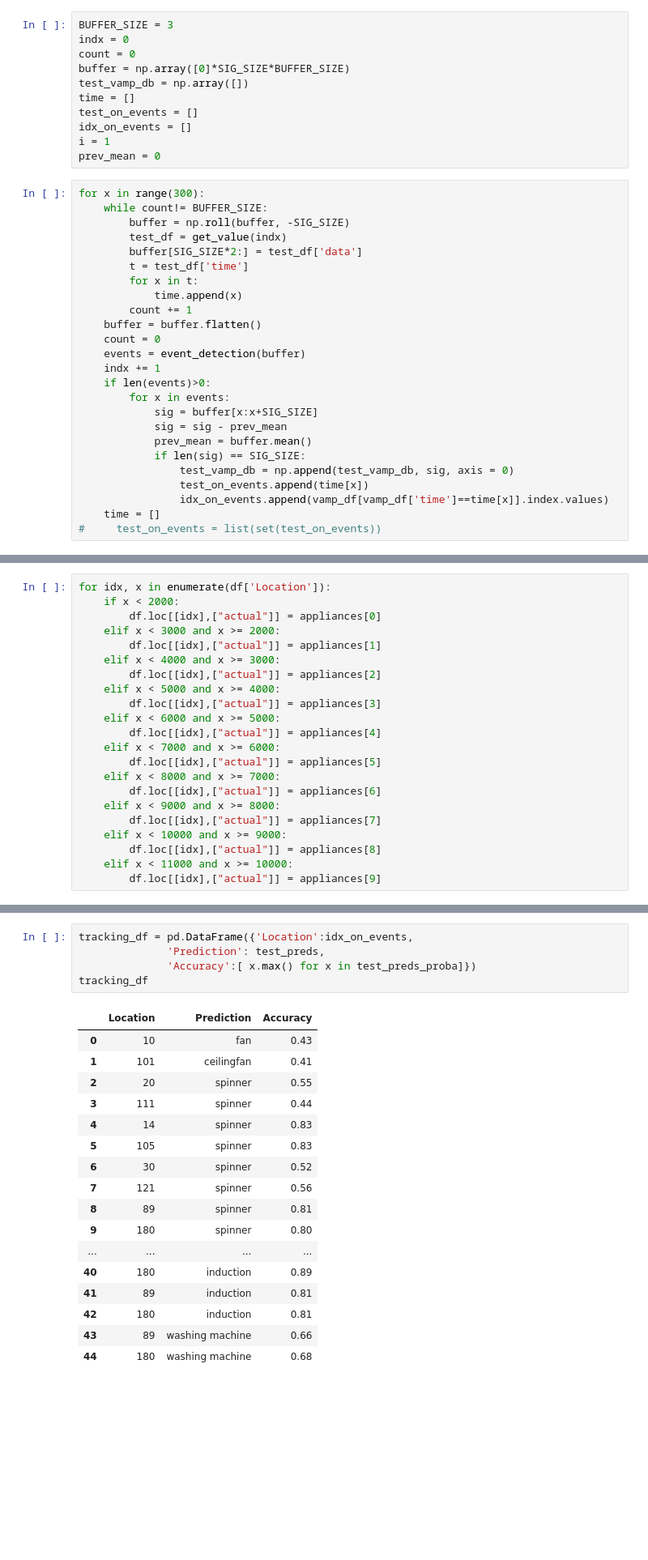
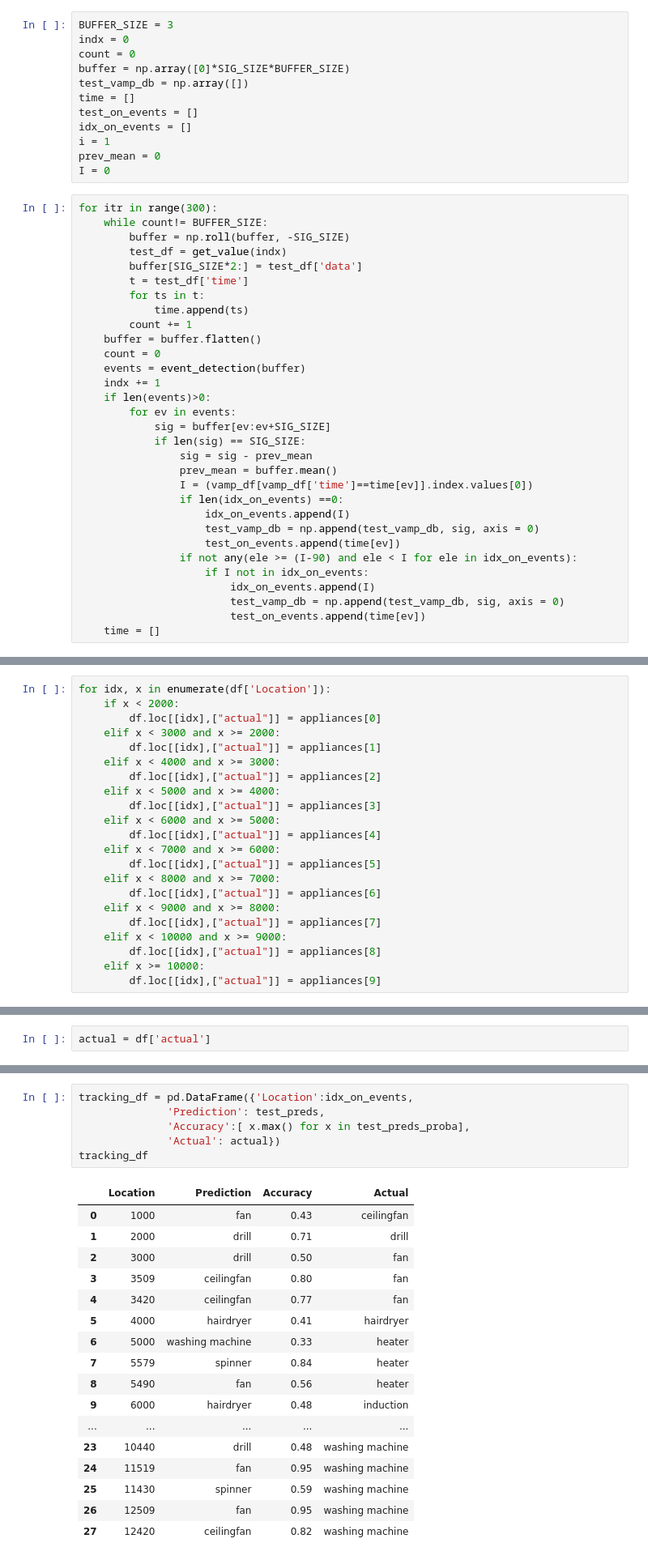
Before and after one commit to caxefaizan/RNN_Model, a Jupyter notebook: Transition Approach.ipynb, the cells around one changed output, grey strips where cells are left out. Shown: that part at 81% size. Drawn from its saved outputs; the diff is of its cells as text; blank space fills up the shorter version.

Commit message:
update buffer code

```diff
--- a/Transition Approach.ipynb
+++ b/Transition Approach.ipynb
@@ -159,31 +159,38 @@ test_on_events = []
 idx_on_events = []
 i = 1
 prev_mean = 0
+I = 0
 # %%
-for x in range(300):
+for itr in range(300):
     while count!= BUFFER_SIZE:
         buffer = np.roll(buffer, -SIG_SIZE)
         test_df = get_value(indx)
         buffer[SIG_SIZE*2:] = test_df['data']
         t = test_df['time']
-        for x in t:
-            time.append(x)
+        for ts in t:
+            time.append(ts)
         count += 1
     buffer = buffer.flatten()
     count = 0
     events = event_detection(buffer)
     indx += 1
     if len(events)>0:
-        for x in events:
-            sig = buffer[x:x+SIG_SIZE]
-            sig = sig - prev_mean
-            prev_mean = buffer.mean()
+        for ev in events:
+            sig = buffer[ev:ev+SIG_SIZE]
             if len(sig) == SIG_SIZE:
-                test_vamp_db = np.append(test_vamp_db, sig, axis = 0)
-                test_on_events.append(time[x])
-                idx_on_events.append(vamp_df[vamp_df['time']==time[x]].index.values)
+                sig = sig - prev_mean
+                prev_mean = buffer.mean()
+                I = (vamp_df[vamp_df['time']==time[ev]].index.values[0])
+                if len(idx_on_events) ==0:
+                    idx_on_events.append(I)
+                    test_vamp_db = np.append(test_vamp_db, sig, axis = 0)
+                    test_on_events.append(time[ev])
+                if not any(ele >= (I-90) and ele < I for ele in idx_on_events):
+                    if I not in idx_on_events:
+                        idx_on_events.append(I)
+                        test_vamp_db = np.append(test_vamp_db, sig, axis = 0)
+                        test_on_events.append(time[ev])
     time = []
-#     test_on_events = list(set(test_on_events))
 # %%
 test_vamp_db = test_vamp_db.reshape((test_vamp_db.shape[0]//SIG_SIZE,SIG_SIZE))
 test_vamp_db.shape
@@ -244,7 +251,7 @@ for idx, x in enumerate(df['Location']):
         df.loc[[idx],["actual"]] = appliances[7]
     elif x < 10000 and x >= 9000:
         df.loc[[idx],["actual"]] = appliances[8]
-    elif x < 11000 and x >= 10000:
+    elif x >= 10000:
         df.loc[[idx],["actual"]] = appliances[9]
 # %%
 print(appliances)
@@ -273,3 +280,5 @@ df
+# %%
+actual = df['actual']
 # %%
 test_preds_proba = clf.predict_proba(test_vamp_db)
 # %%
@@ -317,26 +326,27 @@ test_on_events
 # %%
 tracking_df = pd.DataFrame({'Location':idx_on_events,
               'Prediction': test_preds,
-              'Accuracy':[ x.max() for x in test_preds_proba]})
+              'Accuracy':[ x.max() for x in test_preds_proba],
+              'Actual': actual})
 tracking_df
 # %% [output]
-|  | Location | Prediction | Accuracy |
-| 0 | 10 | fan | 0.43 |
-| 1 | 101 | ceilingfan | 0.41 |
-| 2 | 20 | spinner | 0.55 |
-| 3 | 111 | spinner | 0.44 |
-| 4 | 14 | spinner | 0.83 |
-| 5 | 105 | spinner | 0.83 |
-| 6 | 30 | spinner | 0.52 |
-| 7 | 121 | spinner | 0.56 |
-| 8 | 89 | spinner | 0.81 |
-| 9 | 180 | spinner | 0.80 |
-| ... | ... | ... | ... |
-| 40 | 180 | induction | 0.89 |
-| 41 | 89 | induction | 0.81 |
-| 42 | 180 | induction | 0.81 |
-| 43 | 89 | washing machine | 0.66 |
-| 44 | 180 | washing machine | 0.68 |
+|  | Location | Prediction | Accuracy | Actual |
+| 0 | 1000 | fan | 0.43 | ceilingfan |
+| 1 | 2000 | drill | 0.71 | drill |
+| 2 | 3000 | drill | 0.50 | fan |
+| 3 | 3509 | ceilingfan | 0.80 | fan |
+| 4 | 3420 | ceilingfan | 0.77 | fan |
+| 5 | 4000 | hairdryer | 0.41 | hairdryer |
+| 6 | 5000 | washing machine | 0.33 | heater |
+| 7 | 5579 | spinner | 0.84 | heater |
+| 8 | 5490 | fan | 0.56 | heater |
+| 9 | 6000 | hairdryer | 0.48 | induction |
+| ... | ... | ... | ... | ... |
+| 23 | 10440 | drill | 0.48 | washing machine |
+| 24 | 11519 | fan | 0.95 | washing machine |
+| 25 | 11430 | spinner | 0.59 | washing machine |
+| 26 | 12509 | fan | 0.95 | washing machine |
+| 27 | 12420 | ceilingfan | 0.82 | washing machine |
 # %%
 print(appliances)
 # %% [output]
```
Also changed, not shown: parts of 6 cells of this notebook.
